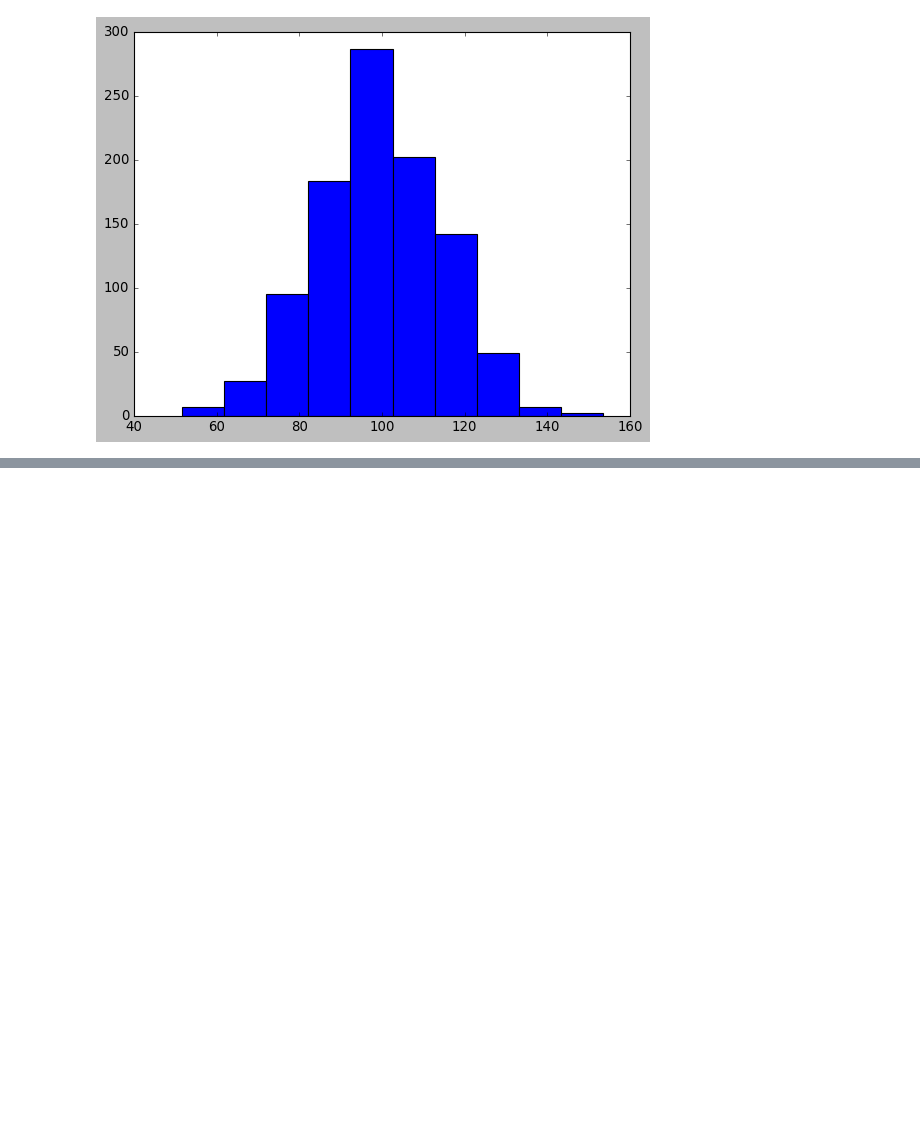
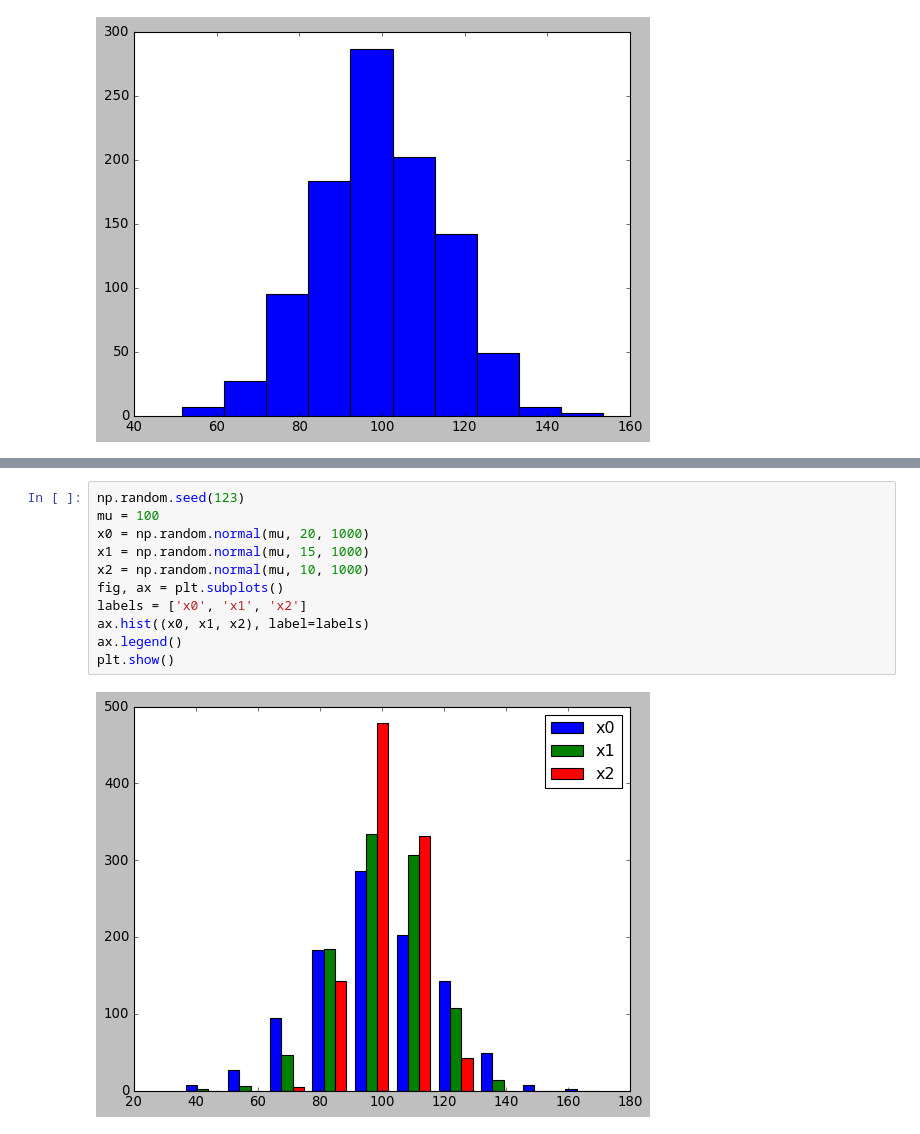
Before and after one commit to ryotaro-45123/python-data-analysis, a Jupyter notebook: matplotlib.ipynb, the cells around one changed output, grey strips where cells are left out. Drawn from its saved outputs; the diff is of its cells as text; blank space fills up the shorter version.

```diff
--- a/matplotlib.ipynb
+++ b/matplotlib.ipynb
@@ -196,0 +223,13 @@ plt.show()
+# %%
+np.random.seed(123)
+mu = 100
+x0 = np.random.normal(mu, 20, 1000)
+x1 = np.random.normal(mu, 15, 1000)
+x2 = np.random.normal(mu, 10, 1000)
+fig, ax = plt.subplots()
+labels = ['x0', 'x1', 'x2']
+ax.hist((x0, x1, x2), label=labels)
+ax.legend()
+plt.show()
+# %% [output]
+[figure, added]
```
Also changed, not shown: parts of 23 cells of this notebook.
